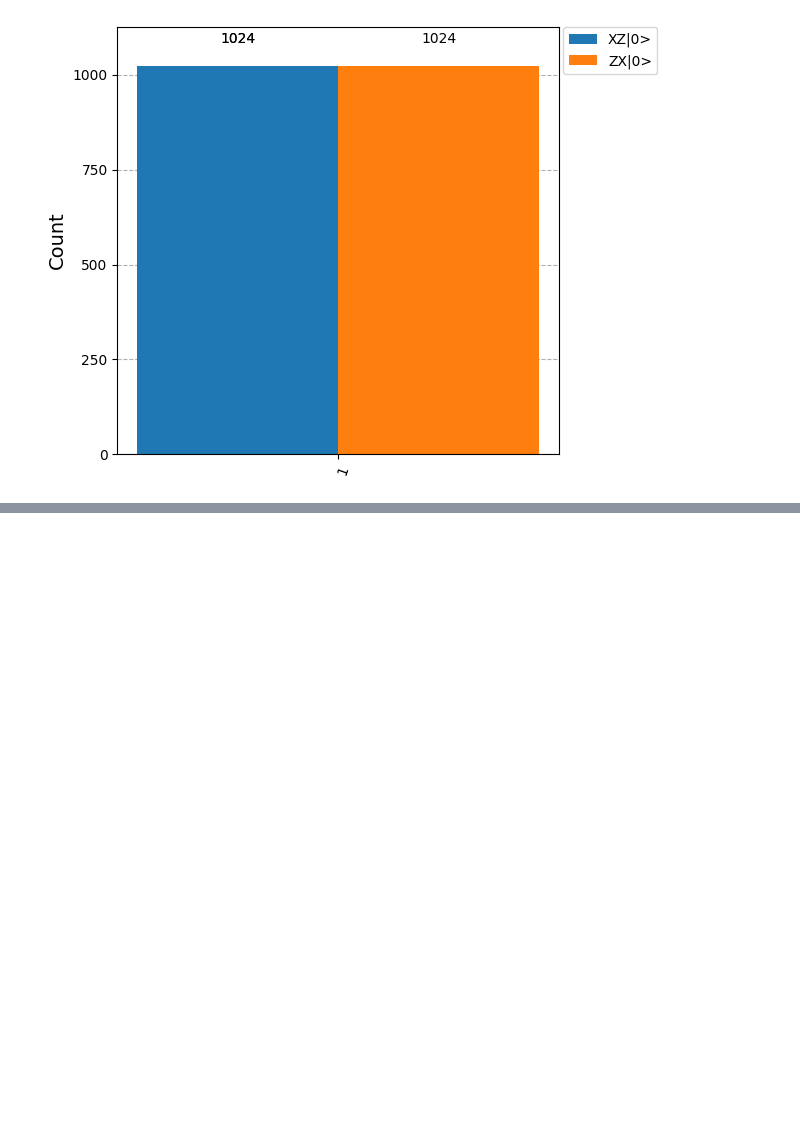
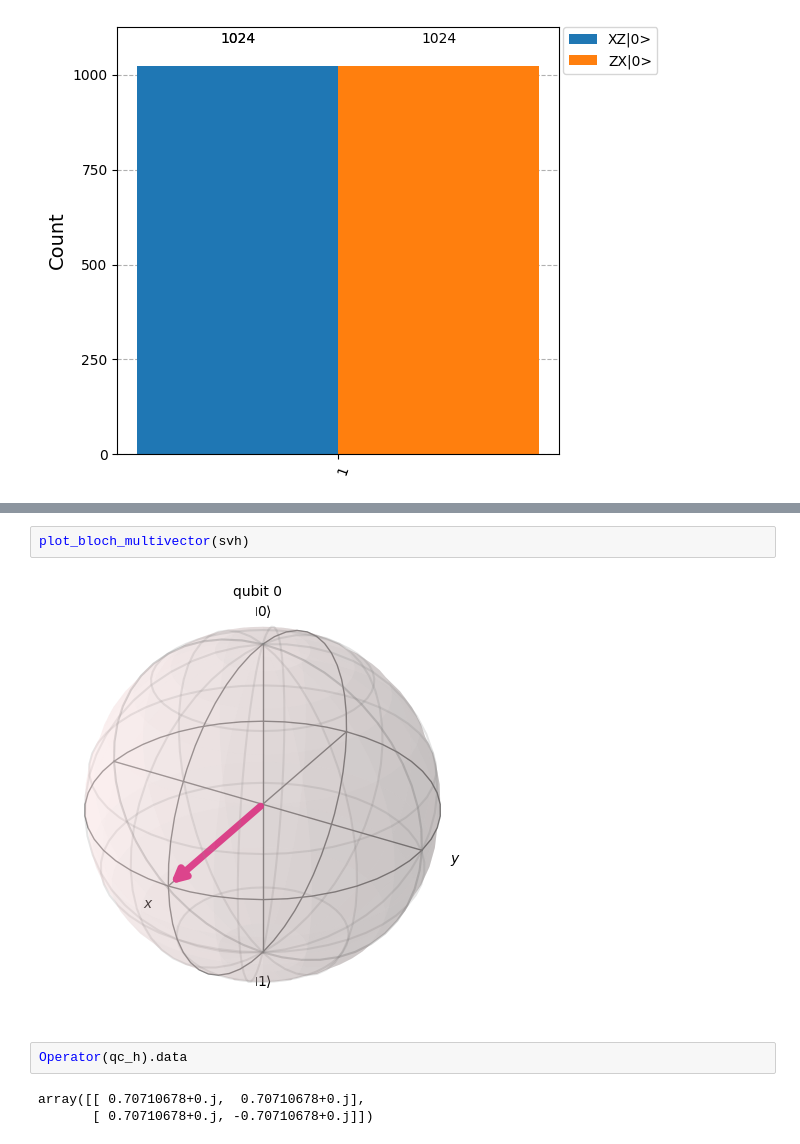
Before and after one commit to GitHarsh19/Qiskit, a Jupyter notebook: practice_1.ipynb, the cells around one changed output, grey strips where cells are left out. Cells and saved outputs as stored; diff of their text form; blank space fills up the shorter version.

```diff
--- a/practice_1.ipynb
+++ b/practice_1.ipynb
@@ -219,0 +234,9 @@ plot_histogram([counts_xz, counts_zx], legend=['XZ|0>', 'ZX|0>'])
+# %%
+plot_bloch_multivector(svh)
+# %% [output]
+[figure, added]
+# %%
+Operator(qc_h).data
+# %% [output]
+array([[ 0.70710678+0.j,  0.70710678+0.j],
+       [ 0.70710678+0.j, -0.70710678+0.j]])
```
Also changed, not shown: parts of 13 cells of this notebook.
